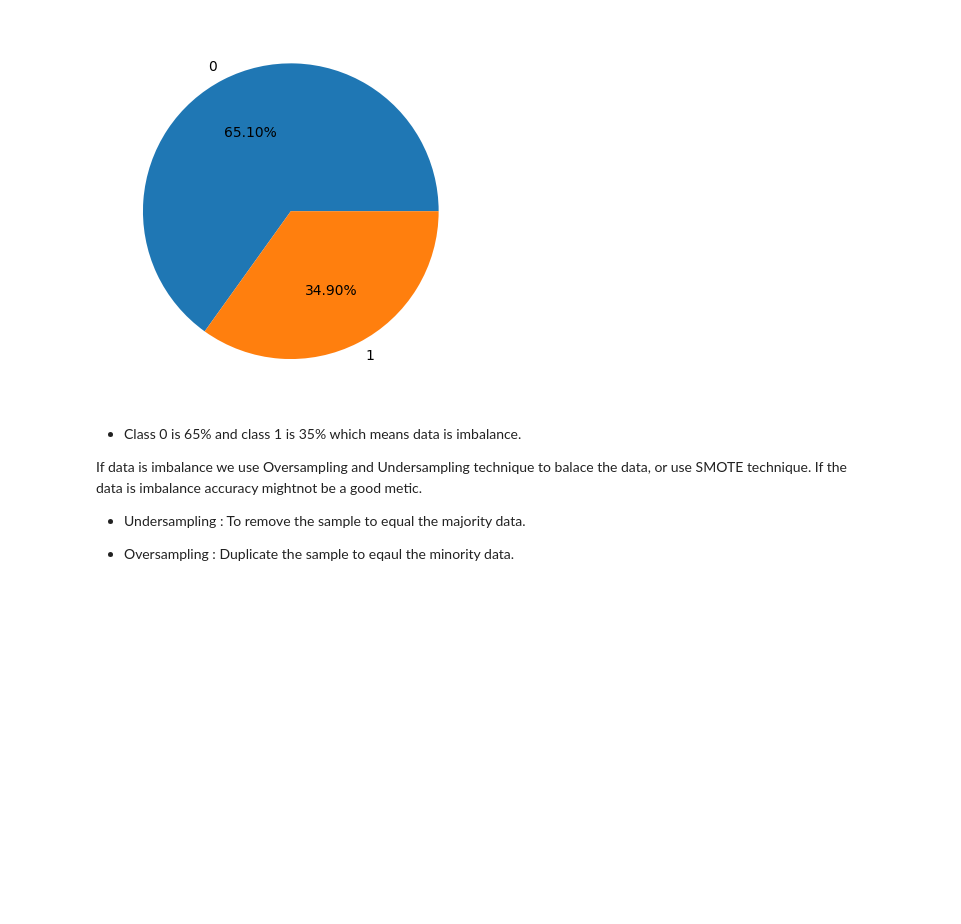
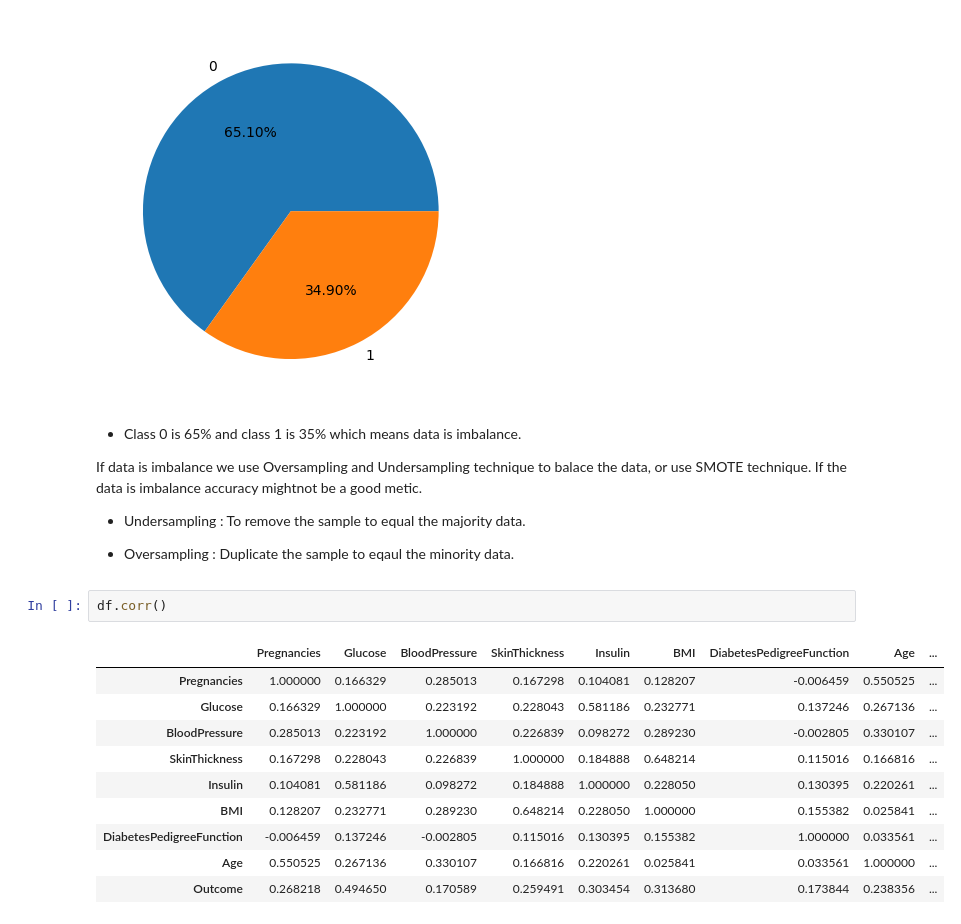
Before and after one commit to ashmi721/Data_Science_Project, a Jupyter notebook: diabetes_diagnostic_mesures.ipynb, the cells around one changed output. Saved outputs shown, nothing was run; the diff lists cells and outputs as text; blank space fills up the shorter version.

```diff
--- a/diabetes_diagnostic_mesures.ipynb
+++ b/diabetes_diagnostic_mesures.ipynb
@@ -219,3 +219,16 @@ If data is imbalance we use Oversampling and Undersampling technique to balace t
 * Undersampling :  To remove the sample to equal the majority data.
 
 * Oversampling : Duplicate the sample to eqaul the minority data.
+# %%
+df.corr()
+# %% [output]
+|  | Pregnancies | Glucose | BloodPressure | SkinThickness | Insulin | BMI | DiabetesPedigreeFunction | Age | ... |
+| Pregnancies | 1.000000 | 0.166329 | 0.285013 | 0.167298 | 0.104081 | 0.128207 | -0.006459 | 0.550525 | ... |
+| Glucose | 0.166329 | 1.000000 | 0.223192 | 0.228043 | 0.581186 | 0.232771 | 0.137246 | 0.267136 | ... |
+| BloodPressure | 0.285013 | 0.223192 | 1.000000 | 0.226839 | 0.098272 | 0.289230 | -0.002805 | 0.330107 | ... |
+| SkinThickness | 0.167298 | 0.228043 | 0.226839 | 1.000000 | 0.184888 | 0.648214 | 0.115016 | 0.166816 | ... |
+| Insulin | 0.104081 | 0.581186 | 0.098272 | 0.184888 | 1.000000 | 0.228050 | 0.130395 | 0.220261 | ... |
+| BMI | 0.128207 | 0.232771 | 0.289230 | 0.648214 | 0.228050 | 1.000000 | 0.155382 | 0.025841 | ... |
+| DiabetesPedigreeFunction | -0.006459 | 0.137246 | -0.002805 | 0.115016 | 0.130395 | 0.155382 | 1.000000 | 0.033561 | ... |
+| Age | 0.550525 | 0.267136 | 0.330107 | 0.166816 | 0.220261 | 0.025841 | 0.033561 | 1.000000 | ... |
+| Outcome | 0.268218 | 0.494650 | 0.170589 | 0.259491 | 0.303454 | 0.313680 | 0.173844 | 0.238356 | ... |
```
Also changed, not shown: parts of 2 cells of this notebook.
